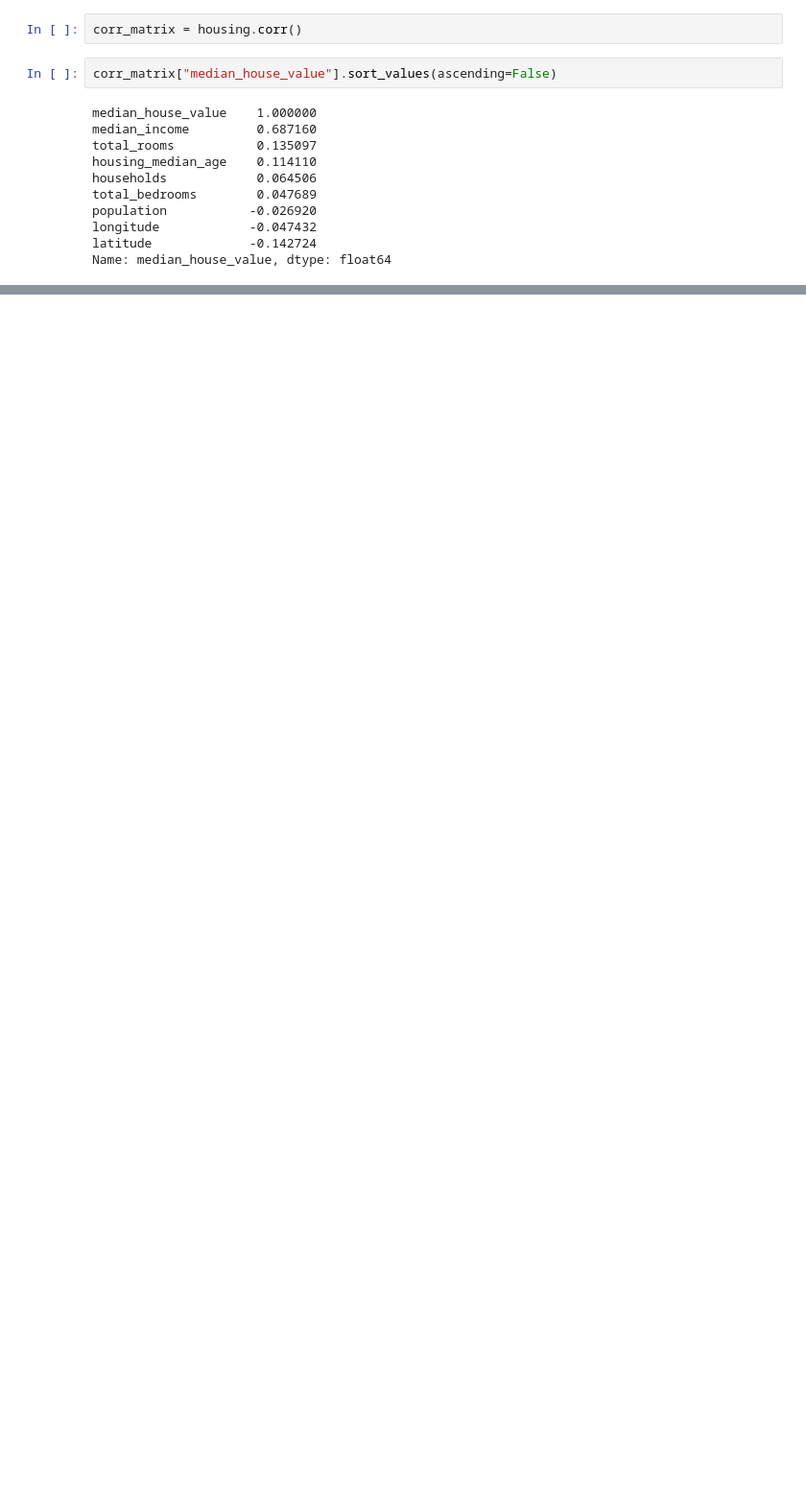
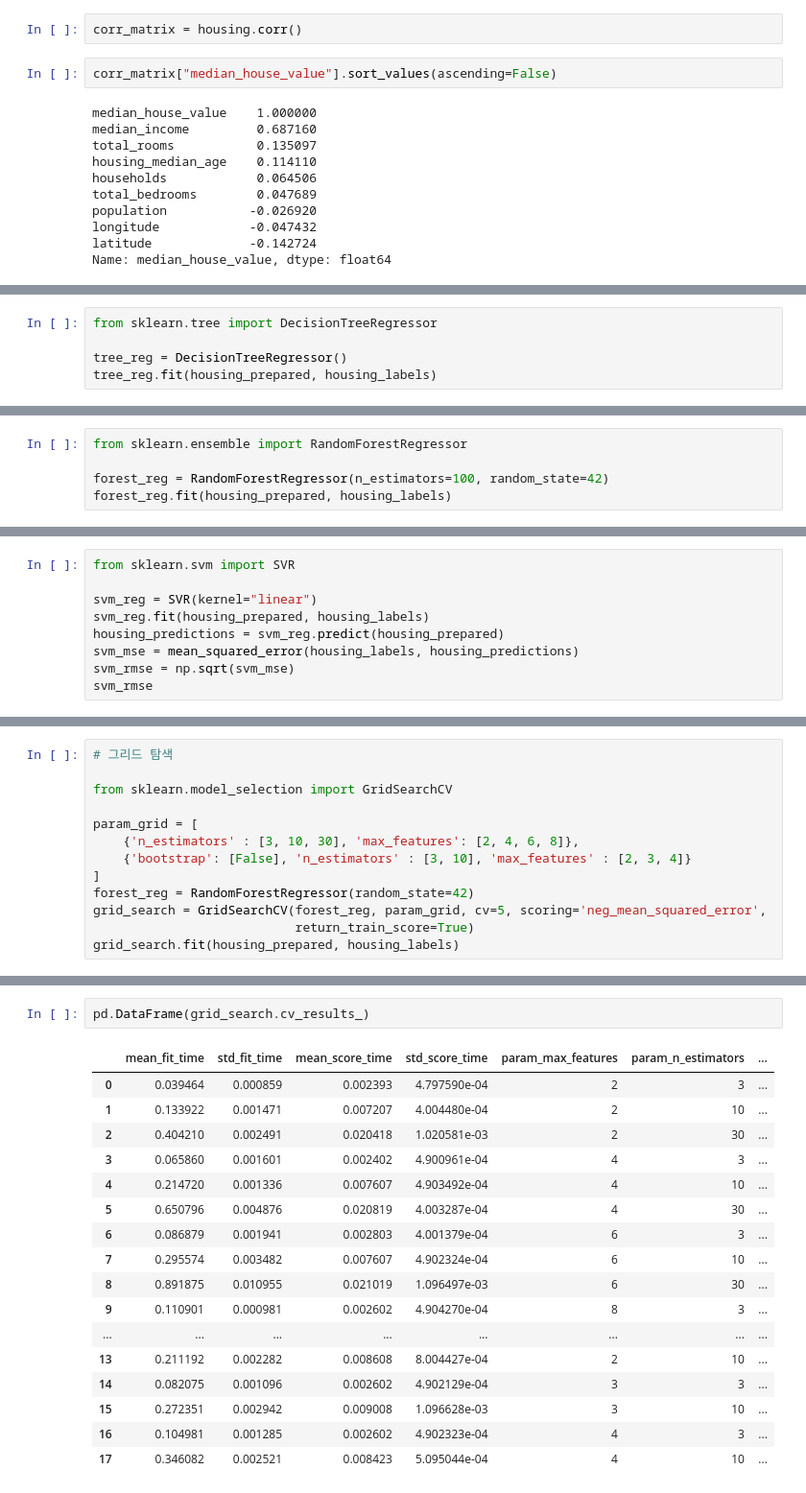
Before and after one commit to HanHyunDo/HandsOnMachineLearning, a Jupyter notebook: 2장_머신러닝_프로젝트_처음부터_끝까지.ipynb, the cells around one changed output, grey strips where cells are left out. Shown at 96% size. Cells and saved outputs as stored; diff of their text form; blank space fills up the shorter version.

```diff
--- a/2장_머신러닝_프로젝트_처음부터_끝까지.ipynb
+++ b/2장_머신러닝_프로젝트_처음부터_끝까지.ipynb
@@ -362,0 +700,5 @@ Name: median_house_value, dtype: float64
+# %%
+from sklearn.tree import DecisionTreeRegressor
+
+tree_reg = DecisionTreeRegressor()
+tree_reg.fit(housing_prepared, housing_labels)
@@ -362,0 +747,5 @@ Name: median_house_value, dtype: float64
+# %%
+from sklearn.ensemble import RandomForestRegressor
+
+forest_reg = RandomForestRegressor(n_estimators=100, random_state=42)
+forest_reg.fit(housing_prepared, housing_labels)
@@ -362,0 +787,9 @@ Name: median_house_value, dtype: float64
+# %%
+from sklearn.svm import SVR
+
+svm_reg = SVR(kernel="linear")
+svm_reg.fit(housing_prepared, housing_labels)
+housing_predictions = svm_reg.predict(housing_prepared)
+svm_mse = mean_squared_error(housing_labels, housing_predictions)
+svm_rmse = np.sqrt(svm_mse)
+svm_rmse
@@ -362,0 +798,13 @@ Name: median_house_value, dtype: float64
+# %%
+# 그리드 탐색
+
+from sklearn.model_selection import GridSearchCV
+
+param_grid = [
+    {'n_estimators' : [3, 10, 30], 'max_features': [2, 4, 6, 8]},
+    {'bootstrap': [False], 'n_estimators' : [3, 10], 'max_features' : [2, 3, 4]}
+]
+forest_reg = RandomForestRegressor(random_state=42)
+grid_search = GridSearchCV(forest_reg, param_grid, cv=5, scoring='neg_mean_squared_error',
+                           return_train_score=True)
+grid_search.fit(housing_prepared, housing_labels)
@@ -362,0 +849,20 @@ Name: median_house_value, dtype: float64
+# %%
+pd.DataFrame(grid_search.cv_results_)
+# %% [output]
+|  | mean_fit_time | std_fit_time | mean_score_time | std_score_time | param_max_features | param_n_estimators | ... |
+| 0 | 0.039464 | 0.000859 | 0.002393 | 4.797590e-04 | 2 | 3 | ... |
+| 1 | 0.133922 | 0.001471 | 0.007207 | 4.004480e-04 | 2 | 10 | ... |
+| 2 | 0.404210 | 0.002491 | 0.020418 | 1.020581e-03 | 2 | 30 | ... |
+| 3 | 0.065860 | 0.001601 | 0.002402 | 4.900961e-04 | 4 | 3 | ... |
+| 4 | 0.214720 | 0.001336 | 0.007607 | 4.903492e-04 | 4 | 10 | ... |
+| 5 | 0.650796 | 0.004876 | 0.020819 | 4.003287e-04 | 4 | 30 | ... |
+| 6 | 0.086879 | 0.001941 | 0.002803 | 4.001379e-04 | 6 | 3 | ... |
+| 7 | 0.295574 | 0.003482 | 0.007607 | 4.902324e-04 | 6 | 10 | ... |
+| 8 | 0.891875 | 0.010955 | 0.021019 | 1.096497e-03 | 6 | 30 | ... |
+| 9 | 0.110901 | 0.000981 | 0.002602 | 4.904270e-04 | 8 | 3 | ... |
+| ... | ... | ... | ... | ... | ... | ... | ... |
+| 13 | 0.211192 | 0.002282 | 0.008608 | 8.004427e-04 | 2 | 10 | ... |
+| 14 | 0.082075 | 0.001096 | 0.002602 | 4.902129e-04 | 3 | 3 | ... |
+| 15 | 0.272351 | 0.002942 | 0.009008 | 1.096628e-03 | 3 | 10 | ... |
+| 16 | 0.104981 | 0.001285 | 0.002602 | 4.902323e-04 | 4 | 3 | ... |
+| 17 | 0.346082 | 0.002521 | 0.008423 | 5.095044e-04 | 4 | 10 | ... |
```
Also changed, not shown: parts of 72 cells of this notebook.
